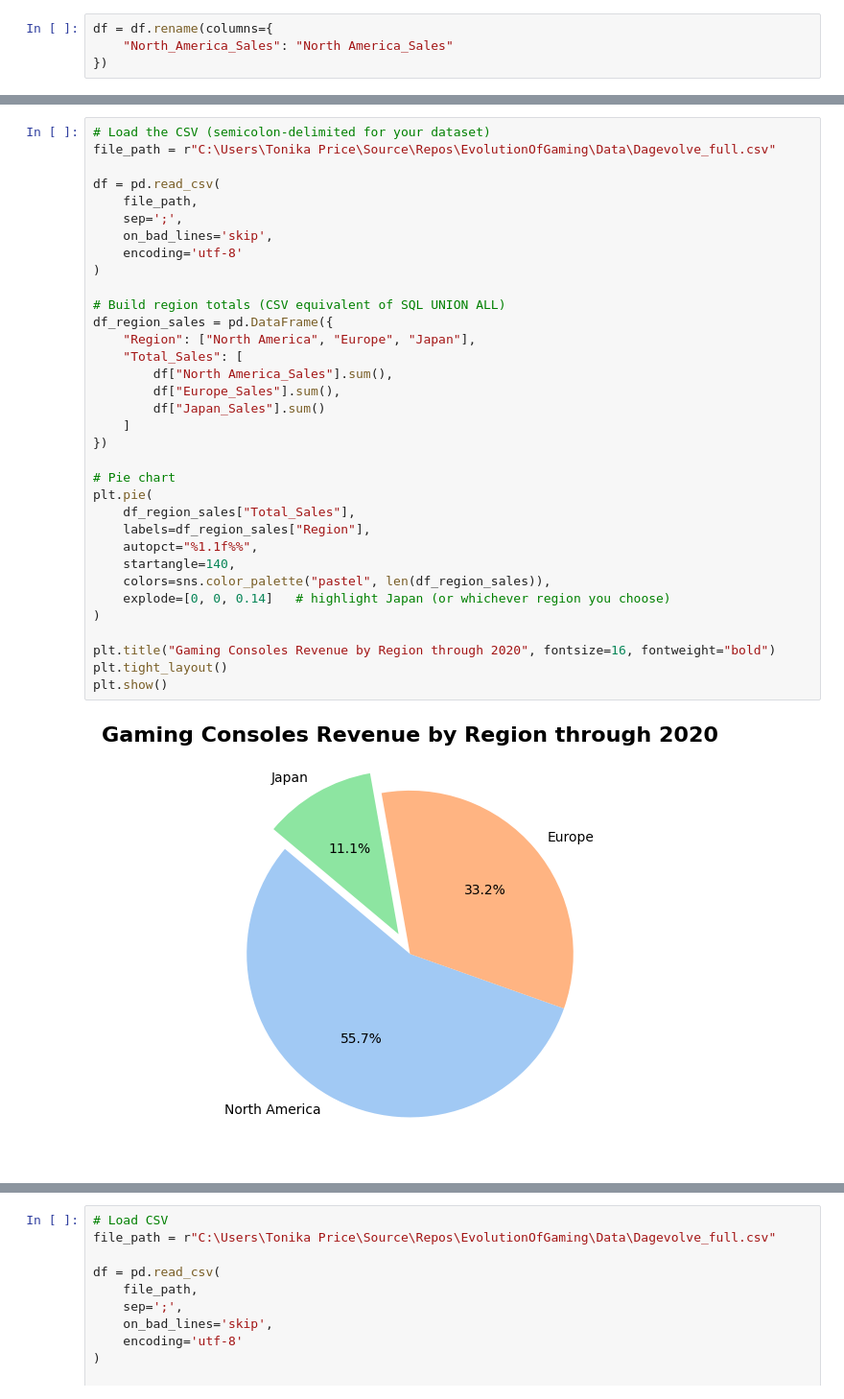
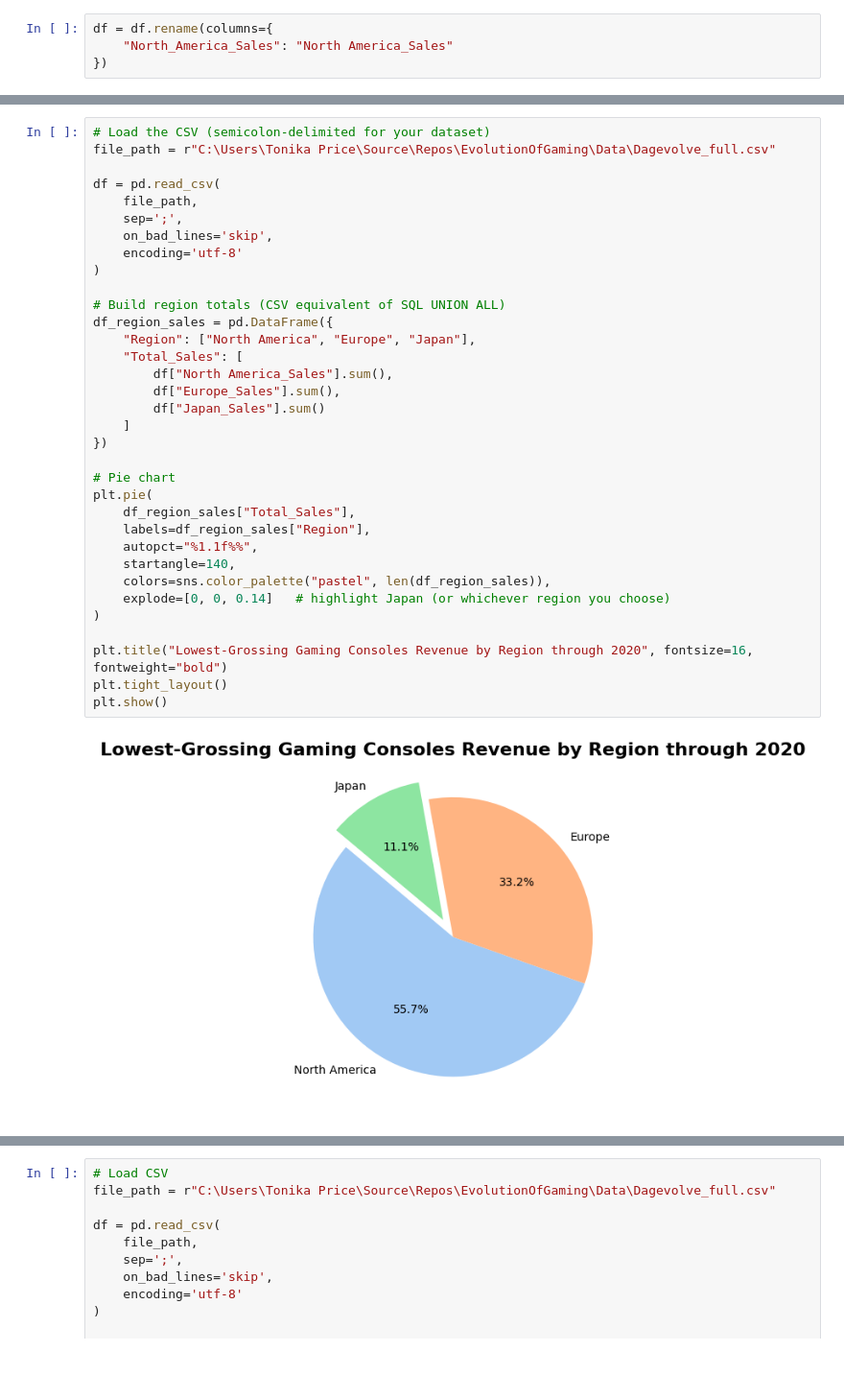
Before and after one commit to Teerp1986/The-Evolution-Of-Gaming, a Jupyter notebook: notebook/gamevolve_csv_version.ipynb, the cells around one changed output, grey strips where cells are left out. Shown at 96% size. Cells and saved outputs as stored; diff of their text form; blank space fills up the shorter version.

Commit message:
Visual Updates Complete

```diff
--- a/notebook/gamevolve_csv_version.ipynb
+++ b/notebook/gamevolve_csv_version.ipynb
@@ -369,32 +274,32 @@ file_path = r"C:\Users\Tonika Price\Source\Repos\EvolutionOfGaming\Data\Dagevolv
 df = pd.read_csv(
     file_path,
     sep=';',
     on_bad_lines='skip',
     encoding='utf-8'
 )
 
 # Build region totals (CSV equivalent of SQL UNION ALL)
 df_region_sales = pd.DataFrame({
     "Region": ["North America", "Europe", "Japan"],
     "Total_Sales": [
         df["North America_Sales"].sum(),
         df["Europe_Sales"].sum(),
         df["Japan_Sales"].sum()
     ]
 })
 
 # Pie chart
 plt.pie(
     df_region_sales["Total_Sales"],
     labels=df_region_sales["Region"],
     autopct="%1.1f%%",
     startangle=140,
     colors=sns.color_palette("pastel", len(df_region_sales)),
     explode=[0, 0, 0.14]   # highlight Japan (or whichever region you choose)
 )
 
-plt.title("Gaming Consoles Revenue by Region through 2020", fontsize=16, fontweight="bold")
+plt.title("Lowest-Grossing Gaming Consoles Revenue by Region through 2020", fontsize=16, fontweight="bold")
 plt.tight_layout()
 plt.show()
 # %% [output]
-[figure, old version]
+[figure, new version]
```
Also changed, not shown: parts of 4 cells of this notebook, 21 other files.
